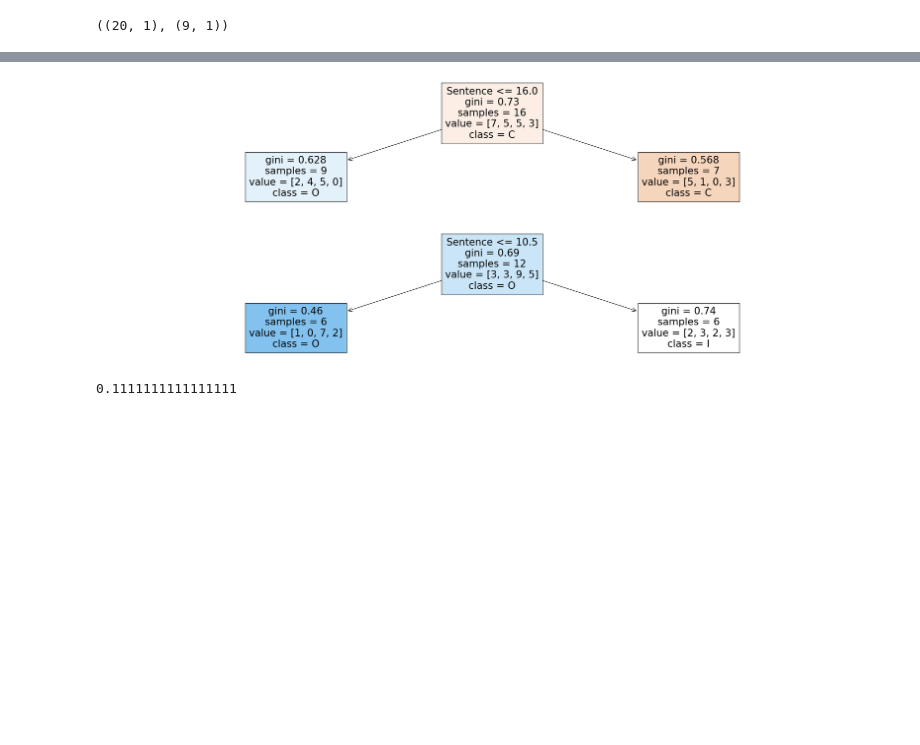
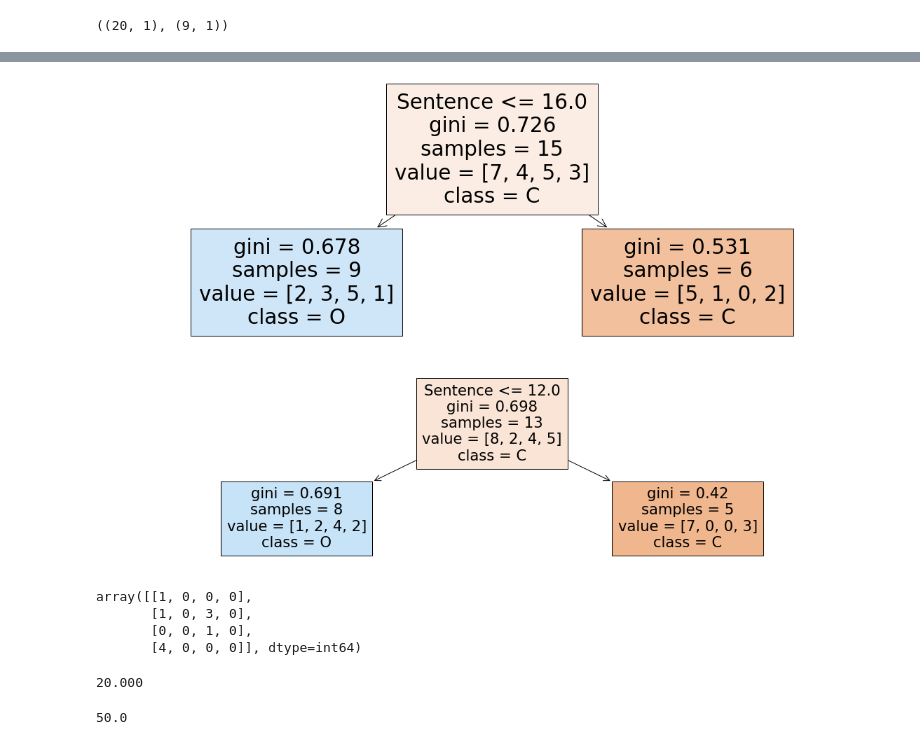
Before and after one commit to Dhyey17/LY-Project, a Jupyter notebook: PICO Classification/Classification Model.ipynb, the cells around one changed output, grey strips where cells are left out. Drawn from its saved outputs; the diff is of its cells as text; code cells hidden in the pictures; blank space fills up the shorter version.

```diff
--- a/PICO Classification/Classification Model.ipynb
+++ b/PICO Classification/Classification Model.ipynb
@@ -131,5 +122,5 @@ classifier_rf.oob_score_
 # %%
-rf = RandomForestClassifier(random_state=42, n_jobs=-1)
+rf = RandomForestClassifier(n_jobs=-1)
 params = {
     'max_depth': [2,3,5,10,20],
     'min_samples_leaf': [5,10,20,50,100,200],
@@ -168,18 +165,30 @@ plot_tree(rf_best.estimators_[5],feature_names=['Sentence'],class_names=['C','I'
 # %%
-plt.figure(figsize=(30,5))
+plt.figure(figsize=(20,7))
 plot_tree(rf_best.estimators_[2],feature_names=['Sentence'],class_names=['C','I','O','P'],filled=True);
 # %% [output]
-[figure, old version]
+[figure, new version]
 # %%
-plt.figure(figsize=(30,5))
-plot_tree(rf_best.estimators_[6],feature_names=['Sentence'],class_names=['C','I','O','P'],filled=True);
+plt.figure(figsize=(20,5))
+plot_tree(rf_best.estimators_[1],feature_names=['Sentence'],class_names=['C','I','O','P'],filled=True);
 # %% [output]
-[figure, old version]
+[figure, new version]
 # %%
-from sklearn.metrics import accuracy_score
-
-Y_pred = classifier_rf.predict(X_test)
-score = accuracy_score(y_test, Y_pred)
-score
+from sklearn.metrics import confusion_matrix, accuracy_score, balanced_accuracy_score
-# %% [output]
-0.1111111111111111
+# %%
+confusion_matrix(y_test, classifier_rf.predict(X_test))
+# %% [output]
+array([[1, 0, 0, 0],
+       [1, 0, 3, 0],
+       [0, 0, 1, 0],
+       [4, 0, 0, 0]], dtype=int64)
+# %%
+Y_pred = classifier_rf.predict(X_test)
+acc_sc = accuracy_score(y_test, Y_pred)
+print("{0:.3f}".format(acc_sc*100))
+# %% [output]
+20.000
+# %%
+bal_acc_sc = balanced_accuracy_score(y_test, Y_pred)
+bal_acc_sc*100
+# %% [output]
+50.0
```
Also changed, not shown: parts of 10 cells of this notebook.
